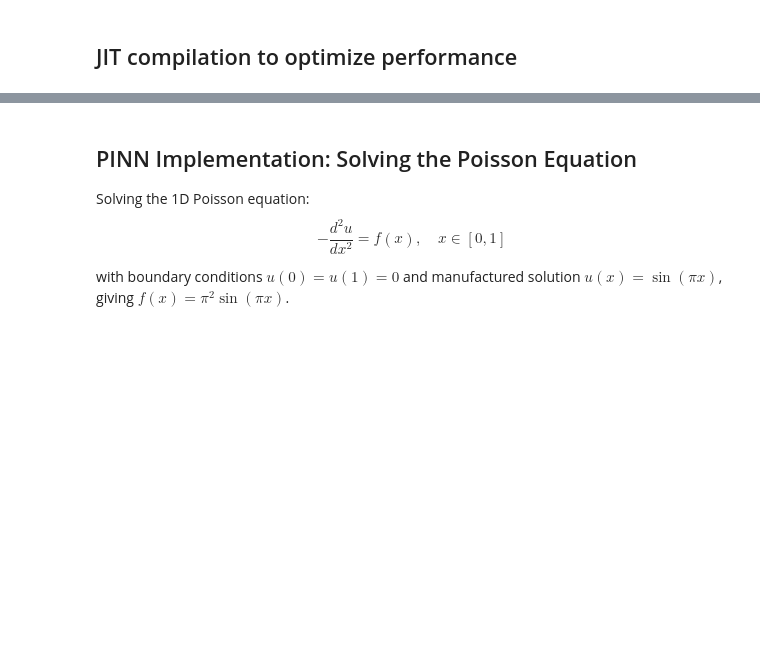
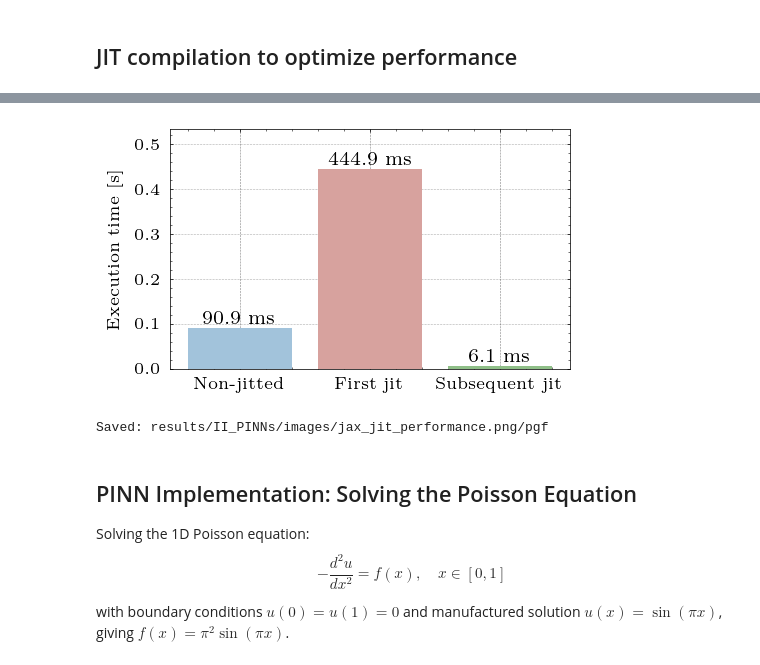
Before and after one commit to bonneted/PhD, a Jupyter notebook: II_PINNs.ipynb, the cells around one changed output, grey strips where cells are left out. Cells and saved outputs as stored; diff of their text form; code cells hidden in the pictures; blank space fills up the shorter version.

```diff
--- a/II_PINNs.ipynb
+++ b/II_PINNs.ipynb
@@ -413 +417,75 @@ Speed-up after compilation: 8.6×
 Saved: results/II_PINNs/images/jax_jit_performance.png/pgf
+# %%
+import jax, jax.numpy as jnp
+import numpy as np, timeit, matplotlib.pyplot as plt
+
+# --- Function ---
+def f(x):
+    for _ in range(100):
+        x = jnp.sin(x) * jnp.exp(-x**2)
+    return x
+
+x = jnp.linspace(-5, 5, 100_000)
+
+def time_run(fn, n=3):
+    t = []
+    for _ in range(n):
+        s = timeit.default_timer()
+        fn(x).block_until_ready()
+        t.append(timeit.default_timer() - s)
+    return np.median(t)
+
+# --- Warm-up ---
+with jax.default_device(jax.devices("cpu")[0]):
+    f(x).block_until_ready()
+
+# --- CPU timings ---
+with jax.default_device(jax.devices("cpu")[0]):
+    f_jit = jax.jit(f)
+    t_nonjit = time_run(f)
+    t_first = time_run(lambda x=x: jax.jit(f)(x), n=1)  # includes compile
+    f_jit(x).block_until_ready()
+    t_jitted = time_run(f_jit)
+
+print(f"Non-jitted: {t_nonjit:.3f}s\n"
+      f"First jit (compile): {t_first:.3f}s\n"
+      f"Subsequent jit: {t_jitted:.3f}s\n"
+      f"Speed-up: {t_nonjit/t_jitted:.1f}×")
+
+labels = ["Non-jitted", "First jit", "Subsequent jit"]
+times = [t_nonjit, t_first, t_jitted]
+colors = ["#A2C3DB", "#D7A29E", "#8FBF88"]
+
+# --- Optional GPU ---
+gpu = next((d for d in jax.devices() if "nvidia" in d.device_kind.lower() or "gpu" in d.device_kind.lower()), None)
+t_gpu = None
+if gpu:
+    with jax.default_device(gpu):
+        f_jit_gpu = jax.jit(f)
+        f_jit_gpu(x).block_until_ready()
+        t_gpu = time_run(f_jit_gpu)
+    print(f"GPU jit: {t_gpu:.3f}s")
+    print(f"Speed-up GPU: {t_nonjit/t_gpu:.1f}×")
+
+
+# --- Plot ---
+fig, ax = plt.subplots(figsize=(2.5, 1.5), dpi=200)
+bars = ax.bar(labels, times, color=colors)
+
+# --- Labels ---
+for lbl, val, bar in zip(labels, times, bars):
+    x, y = bar.get_x() + bar.get_width()/2, bar.get_height()
+    ax.text(x, y+0.02, f"{val*1000:.1f} ms", ha="center", va="center", fontsize=7)
+
+ax.set_ylabel("Execution time [s]")
+ax.set_ylim(0, max(times + ([t_gpu] if t_gpu else [])) * 1.2)
+ax.grid(axis="y", linestyle=":", alpha=0.6)
+fig.tight_layout()
+plt.show()
+
+if save_fig:
+    images_folder = os.path.join(results_folder, 'images')
+    fig.savefig(os.path.join(images_folder, 'jax_jit_performance.png'), dpi=300, bbox_inches='tight')
+    fig.savefig(os.path.join(images_folder, 'pgf', 'jax_jit_performance.pgf'), bbox_inches='tight')
+    print(f"Saved: {os.path.join(images_folder, 'jax_jit_performance.png/pgf')}")
+# %% [output]
@@ -414,3 +500,5 @@ Saved: results/II_PINNs/images/jax_jit_performance.png/pgf
+[figure, added]
+Saved: results/II_PINNs/images/jax_jit_performance.png/pgf
 # %% [markdown]
 ## PINN Implementation: Solving the Poisson Equation
 
```
Also changed, not shown: parts of 7 cells of this notebook, 10 other files.
